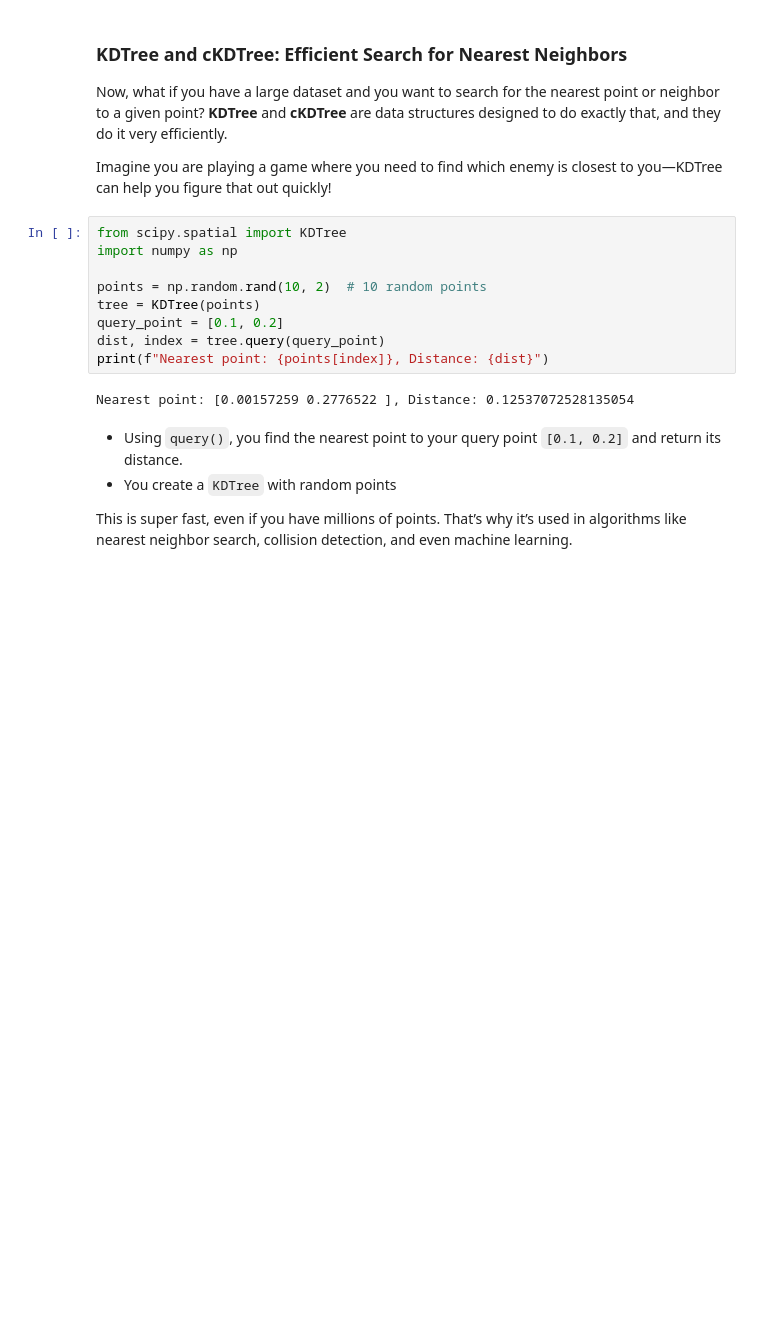
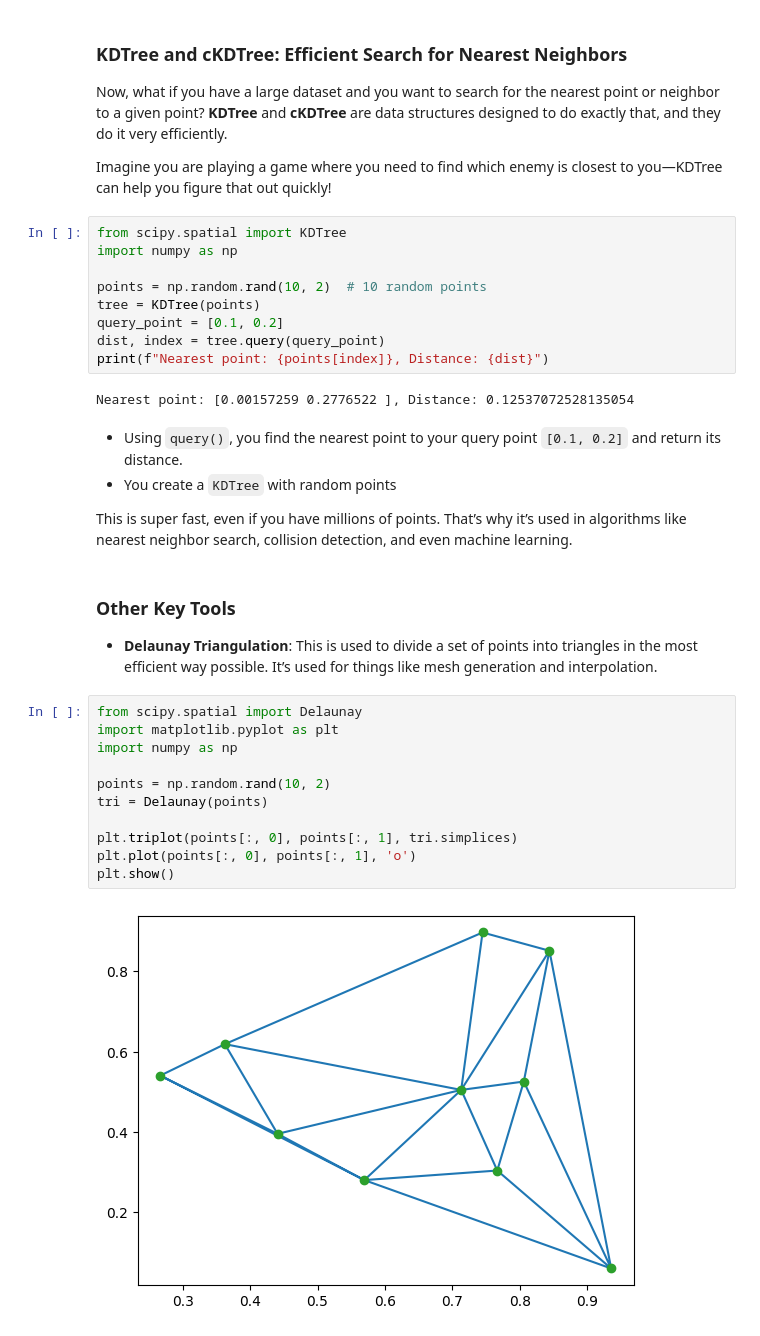
Before and after one commit to rubydamodar/SciPyMastery-From-Basics-to-Breakthroughs, a Jupyter notebook: Beginner Level/SCIPY-SPATIAL.ipynb, the cells around one changed output. Cells and saved outputs as stored; diff of their text form; blank space fills up the shorter version.

Commit message:
Update SCIPY-SPATIAL.ipynb
**scipy.spatial** is like your Swiss Army knife for spatial data and geometry-based operations. Whether you’re calculating distances, defining boundaries with convex hulls, creating Voronoi diagrams, or searching for the nearest neighbor, it’s all covered!

Now that you have a deep understanding of `scipy.spatial`, you can easily apply this to any real-world problem involving spatial data.

Co-Authored-By: 왕뚜껑맛있땅 <7420085+JIwoo@users.noreply.github.com>
Co-Authored-By: Hyoeun  <137873124+hyoeunjoo@users.noreply.github.com>
Co-Authored-By: jiwooverse <184836366+jiwooverse@users.noreply.github.com>
Co-Authored-By: Jayson <89952042+jsoonworld@users.noreply.github.com>
Co-Authored-By: VIMAL KUMAR <vimalkumarji112@gmail.com>

```diff
--- a/Beginner Level/SCIPY-SPATIAL.ipynb
+++ b/Beginner Level/SCIPY-SPATIAL.ipynb
@@ -113,3 +113,20 @@ Nearest point: [0.00157259 0.2776522 ], Distance: 0.12537072528135054
 - You create a `KDTree` with random points
 
 This is super fast, even if you have millions of points. That’s why it’s used in algorithms like nearest neighbor search, collision detection, and even machine learning.
+# %% [markdown]
+### Other Key Tools
+
+- **Delaunay Triangulation**: This is used to divide a set of points into triangles in the most efficient way possible. It’s used for things like mesh generation and interpolation.
+# %%
+from scipy.spatial import Delaunay
+import matplotlib.pyplot as plt
+import numpy as np
+
+points = np.random.rand(10, 2)
+tri = Delaunay(points)
+
+plt.triplot(points[:, 0], points[:, 1], tri.simplices)
+plt.plot(points[:, 0], points[:, 1], 'o')
+plt.show()
+# %% [output]
+[figure, added]
```
